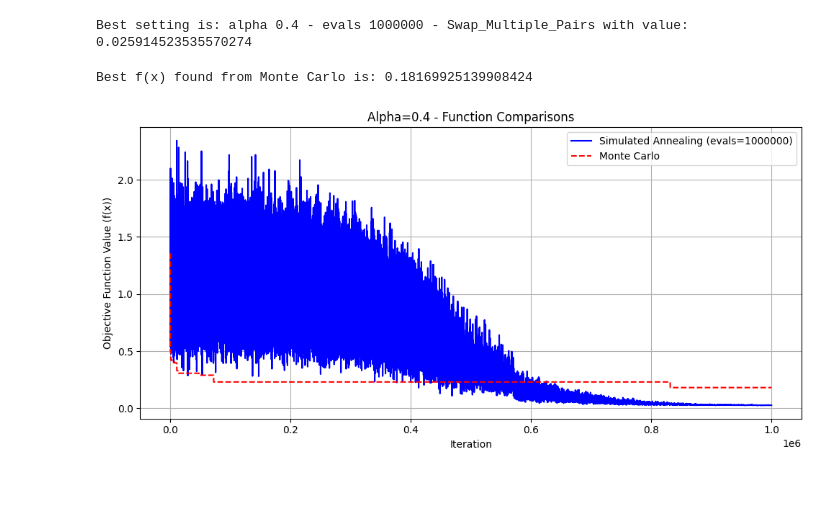
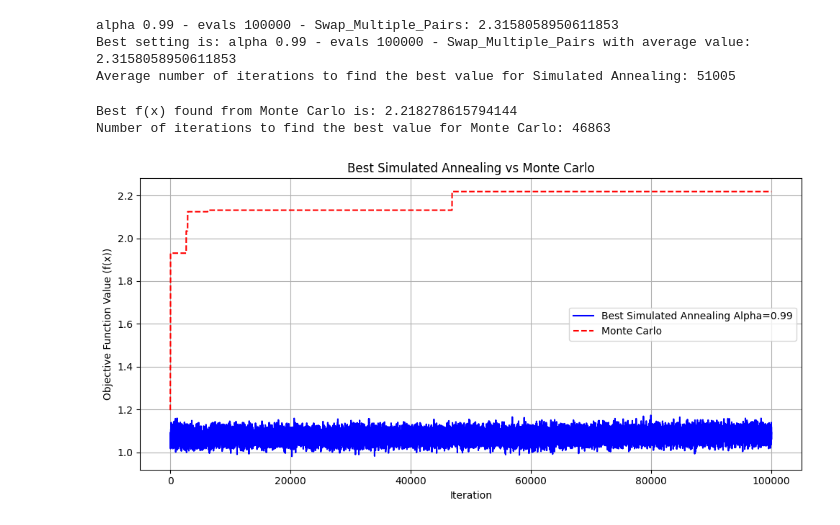
Before and after one commit to maliabramovitch/Introduction-to-Computational-ntelligence-HW, a Jupyter notebook: 01/HW01.ipynb, the cells around one changed output. Cells and saved outputs as stored; diff of their text form; code cells hidden in the pictures; blank space fills up the shorter version.

```diff
--- a/01/HW01.ipynb
+++ b/01/HW01.ipynb
@@ -98,8 +96,10 @@ def Swap_Multiple_Pairs(x, randomness_factor=0.1, seed=None):
     return x
 # %%
 n = 100
-eval = 1000000
-alpha = 0.4
+evals = 100000
+num_runs = 100
+alphas = [0.99]  # List of alpha values to test
 func_res = {}
 history_dict = {}
+iteration_dict = {}
 # %%
@@ -118,39 +126,42 @@ history_dict[key] = history  # Store the history for plotting
 # %%
-best_setting = min(func_res, key=func_res.get)
-print(f"Best setting is: {best_setting} with value: {func_res[best_setting]}")
+best_setting_key = max(func_res, key=func_res.get)
+best_setting_alpha = float(best_setting_key.split()[1])
+best_history = history_dict[best_setting_key]
+best_iteration_sa = iteration_dict[best_setting_key]
+
+for func_r in func_res:
+    print(f"{func_r}: {func_res[func_r]}")
+
+print(f"Best setting is: {best_setting_key} with average value: {func_res[best_setting_key]}")
+print(f"Average number of iterations to find the best value for Simulated Annealing: {best_iteration_sa}")
 # %% [output]
-Best setting is: alpha 0.4 - evals 1000000 - Swap_Multiple_Pairs with value: 0.025914523535570274
+alpha 0.99 - evals 100000 - Swap_Multiple_Pairs: 2.3158058950611853
+Best setting is: alpha 0.99 - evals 100000 - Swap_Multiple_Pairs with average value: 2.3158058950611853
+Average number of iterations to find the best value for Simulated Annealing: 51005
-# %%
-fmin_mc, xmin_mc, f_history_mc = monte_carlo(n, 1000000, SwedishPump)
-print(f"Best f(x) found from Monte Carlo is: {fmin_mc}")
-# %% [output]
-Best f(x) found from Monte Carlo is: 0.18169925139908424
+# %%
+fmax_mc, xmax_mc, f_history_mc, best_iter_mc = monte_carlo(n, evals, SwedishPump)
+print(f"Best f(x) found from Monte Carlo is: {fmax_mc}")
+print(f"Number of iterations to find the best value for Monte Carlo: {best_iter_mc}")
+# %% [output]
+Best f(x) found from Monte Carlo is: 2.218278615794144
+Number of iterations to find the best value for Monte Carlo: 46863
 # %%
-"""
-@author: ChatGPT
-"""
 fig, ax = plt.subplots(figsize=(10, 5))
 
-# Plot Simulated Annealing history
-avg_history = np.mean(history, axis=0)
-ax.plot(avg_history, label=f"Simulated Annealing (evals={eval})", color='b')
-
-# Plot the Monte Carlo history
+ax.plot(best_history, label=f"Best Simulated Annealing Alpha={best_setting_alpha}", color='b')
 ax.plot(f_history_mc, label='Monte Carlo', linestyle='--', color='r')
 
-# Customize the plot
-ax.set_title(f"Alpha={alpha} - Function Comparisons")
+ax.set_title("Best Simulated Annealing vs Monte Carlo")
 ax.set_xlabel('Iteration')
 ax.set_ylabel('Objective Function Value (f(x))')
 ax.legend()
 ax.grid(True)
 
 # Save the plot
-plot_filename = f"plot_{alpha}.png"
-fig.savefig(plot_filename, dpi=300)
+fig.savefig("plot_best_setting_vs_monte_carlo.png", dpi=300)
 
 # Adjust the layout and show the plot
 plt.tight_layout()
 plt.show()
 # %% [output]
-[figure, old version]
+[figure, new version]
```
Also changed, not shown: parts of 4 cells of this notebook, 16 other files.
